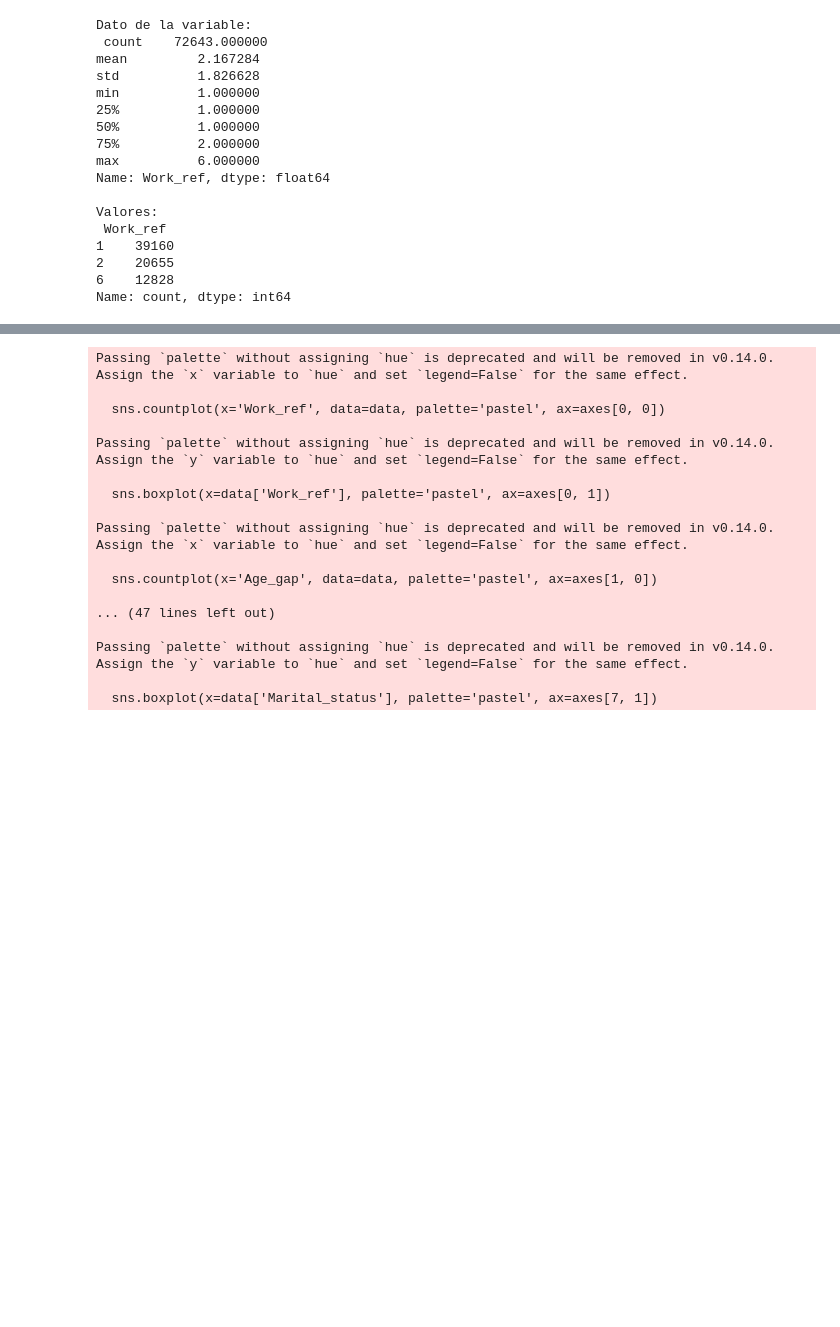
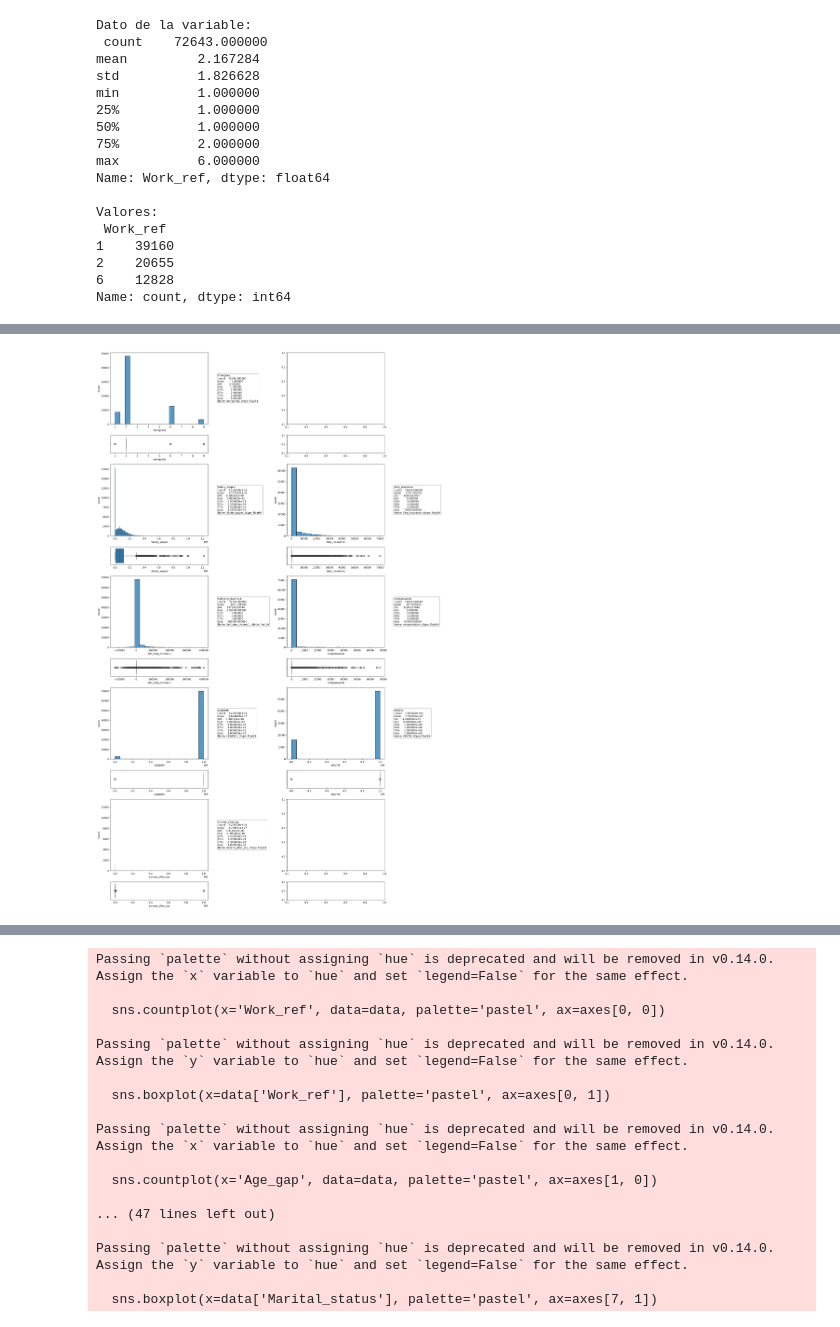
Before and after one commit to 4GeeksAcademy/machine-learning-python-template_ds_david_felipe, a Jupyter notebook: src/explore.ipynb, the cells around one changed output, grey strips where cells are left out. Drawn from its saved outputs; the diff is of its cells as text; code cells hidden in the pictures; blank space fills up the shorter version.

```diff
--- a/src/explore.ipynb
+++ b/src/explore.ipynb
@@ -373,0 +721,57 @@ Name: count, dtype: int64
+# %%
+fig, axis = plt.subplots(10, 2, figsize = (20, 32), gridspec_kw={"height_ratios": [8, 2] * 5})
+
+text_data = f"Immigrant: \n {desc_immigrant}"
+sns.histplot(ax = axis[0,0], data = data, x = "Immigrant").set(xlabel = "Immigrant")
+sns.boxplot(ax = axis[1,0], data = data, x = "Immigrant").set(xlabel = "Immigrant")
+axis[0,0].text(1.1, 0.5, text_data, transform = axis[0,0].transAxes, fontsize = 10, verticalalignment = "center", bbox = dict(boxstyle = "round", facecolor = "white", edgecolor="gray"))
+'''
+text_data = f"MBMREGP: \n {desc_MBMREGP}"
+sns.histplot(ax = axis[0,1], data = data, x = "MBMREGP").set(xlabel = "MBMREGP")
+sns.boxplot(ax = axis[1,1], data = data, x = "MBMREGP").set(xlabel = "MBMREGP")
+axis[0,1].text(1.1, 0.5, text_data, transform = axis[0,1].transAxes, fontsize = 10, verticalalignment = "center", bbox = dict(boxstyle = "round", facecolor = "white", edgecolor="gray"))
+'''
+text_data = f"Salary_wages: \n {desc_Salary_wages}"
+sns.histplot(ax = axis[2,0], data = data, x = "Salary_wages").set(xlabel = "Salary_wages")
+sns.boxplot(ax = axis[3,0], data = data, x = "Salary_wages").set(xlabel = "Salary_wages")
+axis[2,0].text(1.1, 0.5, text_data, transform = axis[2,0].transAxes, fontsize = 10, verticalalignment = "center", bbox = dict(boxstyle = "round", facecolor = "white", edgecolor="gray"))
+
+text_data = f"Emp_insurance: \n {desc_Emp_insurance}"
+sns.histplot(ax = axis[2,1], data = data, x = "Emp_insurance").set(xlabel = "Emp_insurance")
+sns.boxplot(ax = axis[3,1], data = data, x = "Emp_insurance").set(xlabel = "Emp_insurance")
+axis[2,1].text(1.1, 0.5, text_data, transform = axis[2,1].transAxes, fontsize = 10, verticalalignment = "center", bbox = dict(boxstyle = "round", facecolor = "white", edgecolor="gray"))
+
+text_data = f"Self_emp_income.1: \n {desc_Self_emp_income}"
+sns.histplot(ax = axis[4,0], data = data, x = "Self_emp_income.1").set(xlabel = "Self_emp_income.1")
+sns.boxplot(ax = axis[5,0], data = data, x = "Self_emp_income.1").set(xlabel = "Self_emp_income.1")
+axis[4,0].text(1.1, 0.5, text_data, transform = axis[4,0].transAxes, fontsize = 10, verticalalignment = "center", bbox = dict(boxstyle = "round", facecolor = "white", edgecolor="gray"))
+
+text_data = f"compensation: \n {desc_compensation}"
+sns.histplot(ax = axis[4,1], data = data, x = "compensation").set(xlabel = "compensation")
+sns.boxplot(ax = axis[5,1], data = data, x = "compensation").set(xlabel = "compensation")
+axis[4,1].text(1.1, 0.5, text_data, transform = axis[4,1].transAxes, fontsize = 10, verticalalignment = "center", bbox = dict(boxstyle = "round", facecolor = "white", edgecolor="gray"))
+
+text_data = f"CONDMP: \n {desc_CONDMP}"
+sns.histplot(ax = axis[6,0], data = data, x = "CONDMP").set(xlabel = "CONDMP")
+sns.boxplot(ax = axis[7,0], data = data, x = "CONDMP").set(xlabel = "CONDMP")
+axis[6,0].text(1.1, 0.5, text_data, transform = axis[6,0].transAxes, fontsize = 10, verticalalignment = "center", bbox = dict(boxstyle = "round", facecolor = "white", edgecolor="gray"))
+
+text_data = f"RENTM: \n {desc_RENTM}"
+sns.histplot(ax = axis[6,1], data = data, x = "RENTM").set(xlabel = "RENTM")
+sns.boxplot(ax = axis[7,1], data = data, x = "RENTM").set(xlabel = "RENTM")
+axis[6,1].text(1.1, 0.5, text_data, transform = axis[6,1].transAxes, fontsize = 10, verticalalignment = "center", bbox = dict(boxstyle = "round", facecolor = "white", edgecolor="gray"))
+
+text_data = f"income_after_tax: \n {desc_income_after_tax}"
+sns.histplot(ax = axis[8,0], data = data, x = "income_after_tax").set(xlabel = "income_after_tax")
+sns.boxplot(ax = axis[9,0], data = data, x = "income_after_tax").set(xlabel = "income_after_tax")
+axis[8,0].text(1.1, 0.5, text_data, transform = axis[8,0].transAxes, fontsize = 10, verticalalignment = "center", bbox = dict(boxstyle = "round", facecolor = "white", edgecolor="gray"))
+
+plt.tight_layout()
+
+path = "../data/processed"
+os.makedirs(path, exist_ok=True)
+plt.savefig(f"{path}/no_applied_outliers.jpg")
+
+plt.show()
+# %% [output]
+[figure, added]
```
Also changed, not shown: parts of 24 cells of this notebook, 2 other files.
